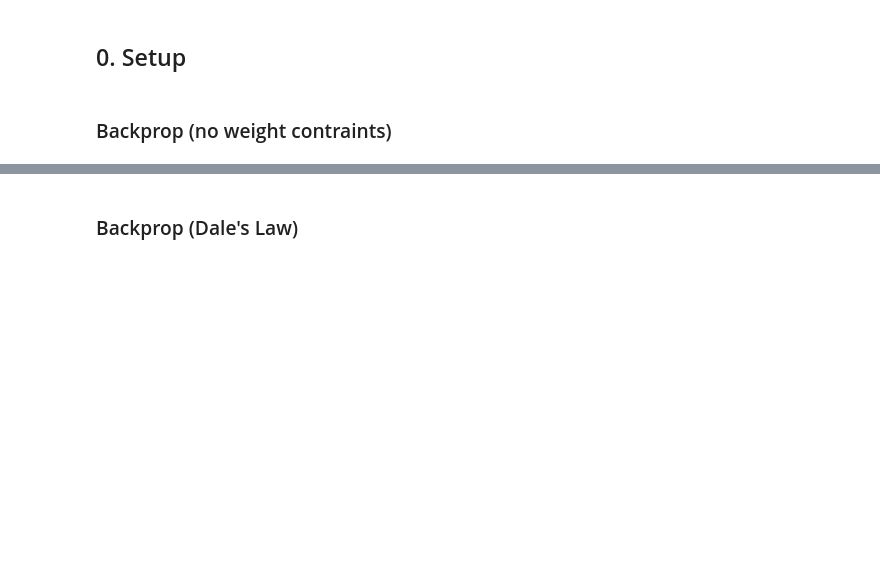
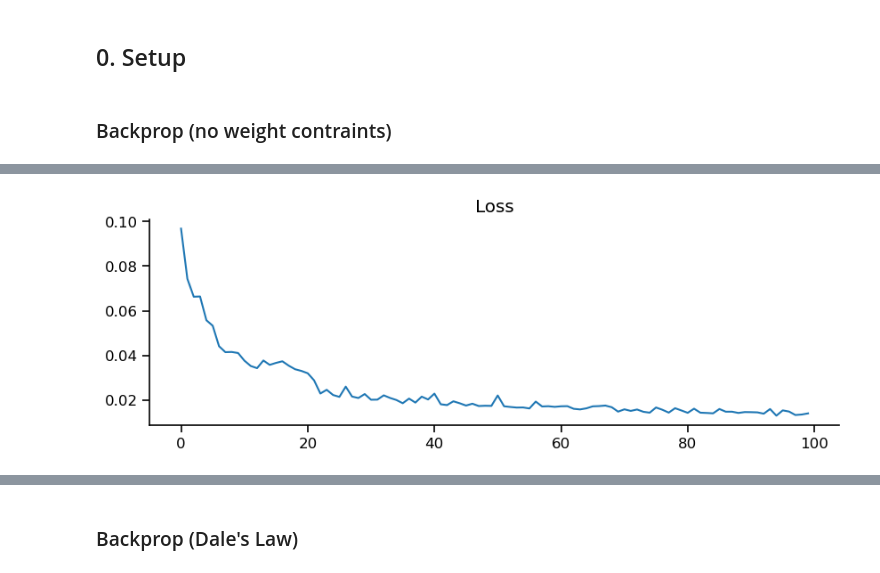
Before and after one commit to Milstein-Lab/EIANN, a Jupyter notebook: EIANN/notebooks/MNIST_1hidden.ipynb, the cells around one changed output, grey strips where cells are left out. Drawn from its saved outputs; the diff is of its cells as text; code cells hidden in the pictures; blank space fills up the shorter version.

```diff
--- a/EIANN/notebooks/MNIST_1hidden.ipynb
+++ b/EIANN/notebooks/MNIST_1hidden.ipynb
@@ -70,12 +75,9 @@ bp_network.train_and_validate(train_sub_dataloader,
 # %%
-ut.compute_batch_accuracy(bp_network, test_dataloader)
-plt.figure()
-pt.plot_train_loss_history(bp_network)
-plt.title('Train loss')
-plt.show()
 # pt.plot_test_loss_history(bp_network, test_dataloader, stepsize=50)
 # pt.plot_MNIST_examples(bp_network, test_dataloader)
 plt.figure()
 plt.plot(bp_network.val_loss_history)
-plt.title('Validation loss')
+plt.title('Loss')
 plt.show()
+# %% [output]
+[figure, added]
```
Also changed, not shown: parts of 10 cells of this notebook, 1 other file.
